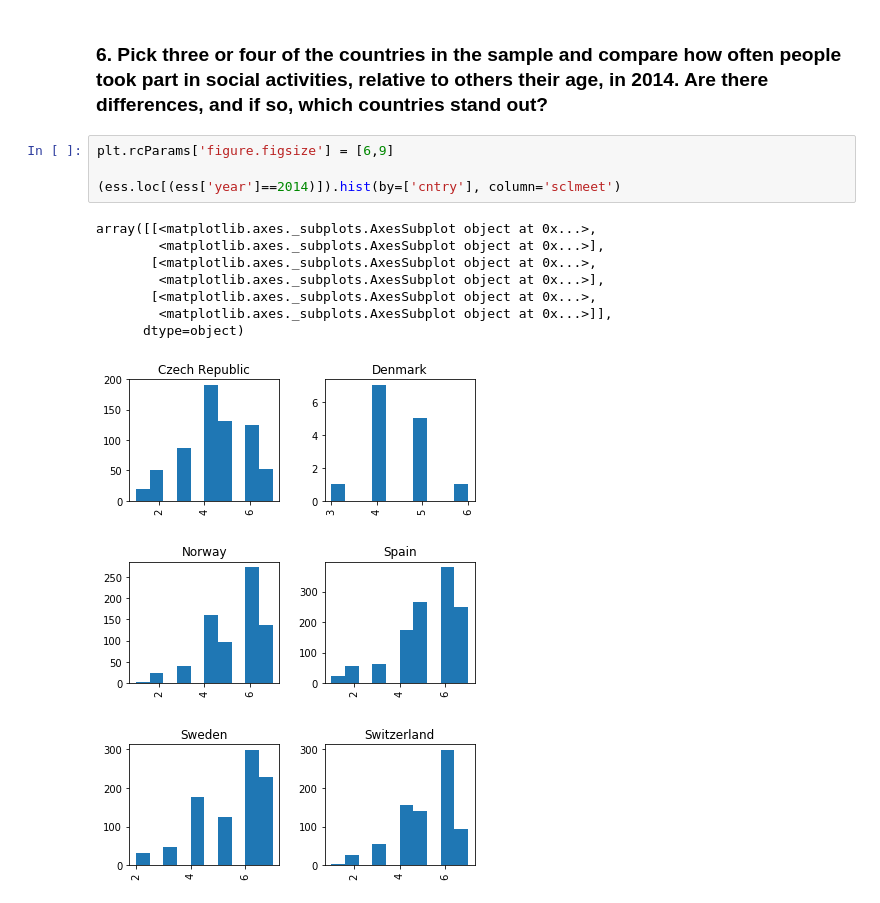
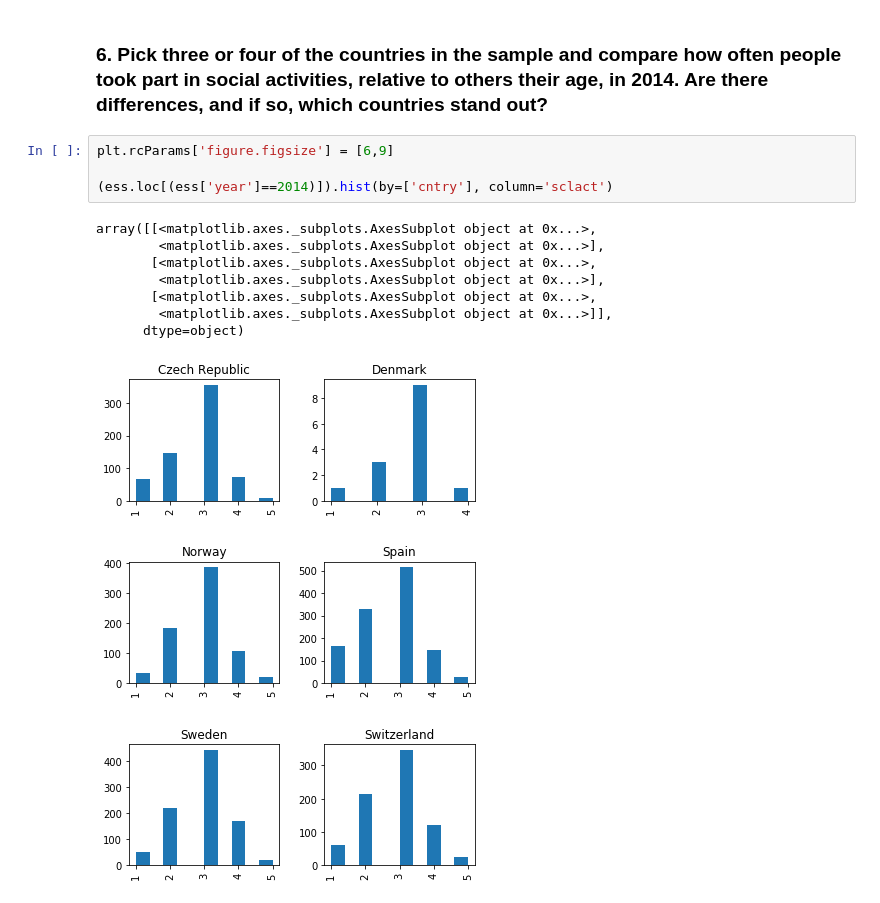
Before and after one commit to mhuh22/Thinkful, a Jupyter notebook: Bootcamp/Unit 5/Lesson 5 - Advanced Experimentation/Challenge 5.5.4. What Test to Use.ipynb, the cells around one changed output. Drawn from its saved outputs; the diff is of its cells as text.

```diff
--- a/Bootcamp/Unit 5/Lesson 5 - Advanced Experimentation/Challenge 5.5.4. What Test to Use.ipynb
+++ b/Bootcamp/Unit 5/Lesson 5 - Advanced Experimentation/Challenge 5.5.4. What Test to Use.ipynb
@@ -301,13 +325,13 @@ array([[<matplotlib.axes._subplots.AxesSubplot object at 0x...>,
 # %%
 plt.rcParams['figure.figsize'] = [6,9]
 
-(ess.loc[(ess['year']==2014)]).hist(by=['cntry'], column='sclmeet')
+(ess.loc[(ess['year']==2014)]).hist(by=['cntry'], column='sclact')
 # %% [output]
 array([[<matplotlib.axes._subplots.AxesSubplot object at 0x...>,
         <matplotlib.axes._subplots.AxesSubplot object at 0x...>],
        [<matplotlib.axes._subplots.AxesSubplot object at 0x...>,
         <matplotlib.axes._subplots.AxesSubplot object at 0x...>],
        [<matplotlib.axes._subplots.AxesSubplot object at 0x...>,
         <matplotlib.axes._subplots.AxesSubplot object at 0x...>]],
       dtype=object)
-[figure, old version]
+[figure, new version]
```
Also changed, not shown: parts of 7 cells of this notebook.
